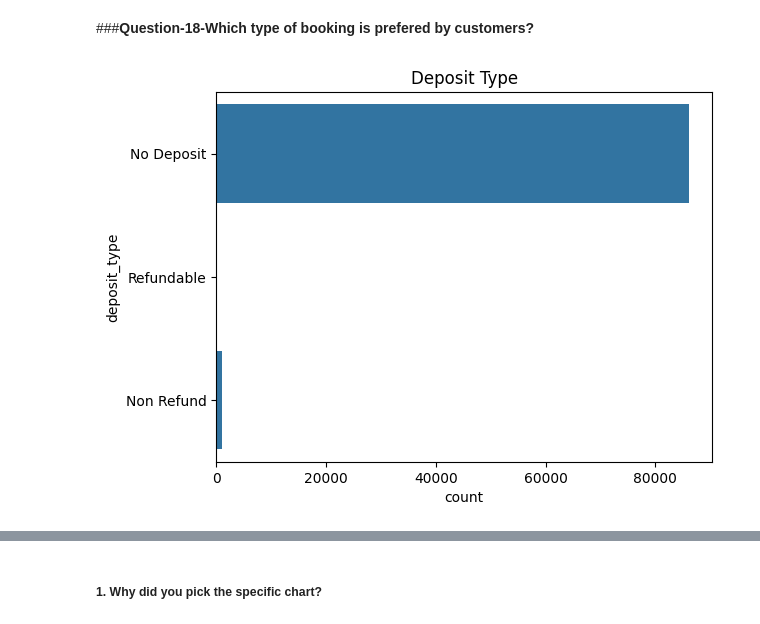
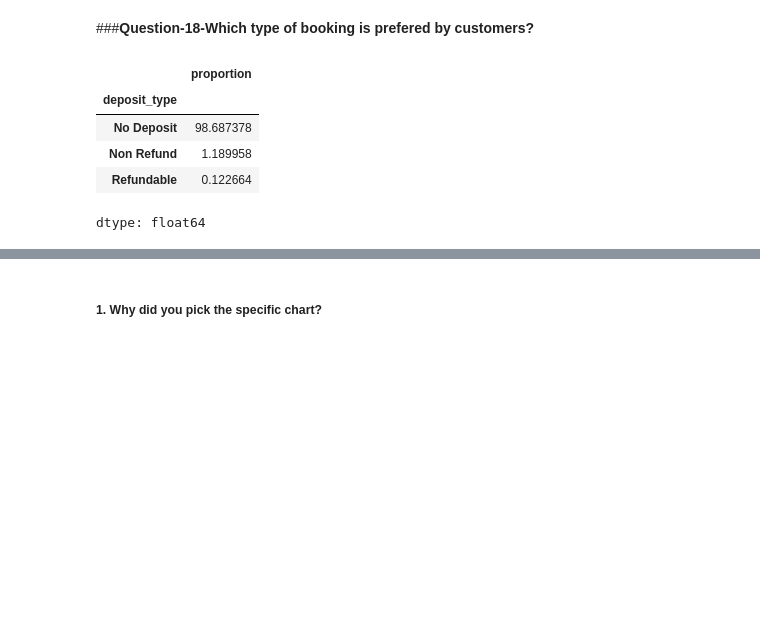
Before and after one commit to ashokmamtani/EDA-HotelBookingAnalysis, a Jupyter notebook: EDA_HotelBookingAnalysis.ipynb, the cells around one changed output, grey strips where cells are left out. Saved outputs shown, nothing was run; the diff lists cells and outputs as text; code cells hidden in the pictures; blank space fills up the shorter version.

```diff
--- a/EDA_HotelBookingAnalysis.ipynb
+++ b/EDA_HotelBookingAnalysis.ipynb
@@ -943,9 +945,13 @@ Are there any insights that lead to negative growth? Justify with specific reaso
 Answer Here
 # %% [markdown]
 ###**Question-18-Which type of booking is prefered by customers?**
-# %%
-sns.countplot(hotel_booking_df["deposit_type"])
-plt.title("Deposit Type")
-plt.show()
-# %% [output]
-[figure, removed]
+# %%
+# Percentage distribution of Deposite type
+hotel_booking_df['deposit_type'].value_counts(normalize=True) * 100
+# %% [output]
+|  | proportion |
+| deposit_type |  |
+| No Deposit | 98.687378 |
+| Non Refund | 1.189958 |
+| Refundable | 0.122664 |
+dtype: float64
```
Also changed, not shown: parts of 7 cells of this notebook.
